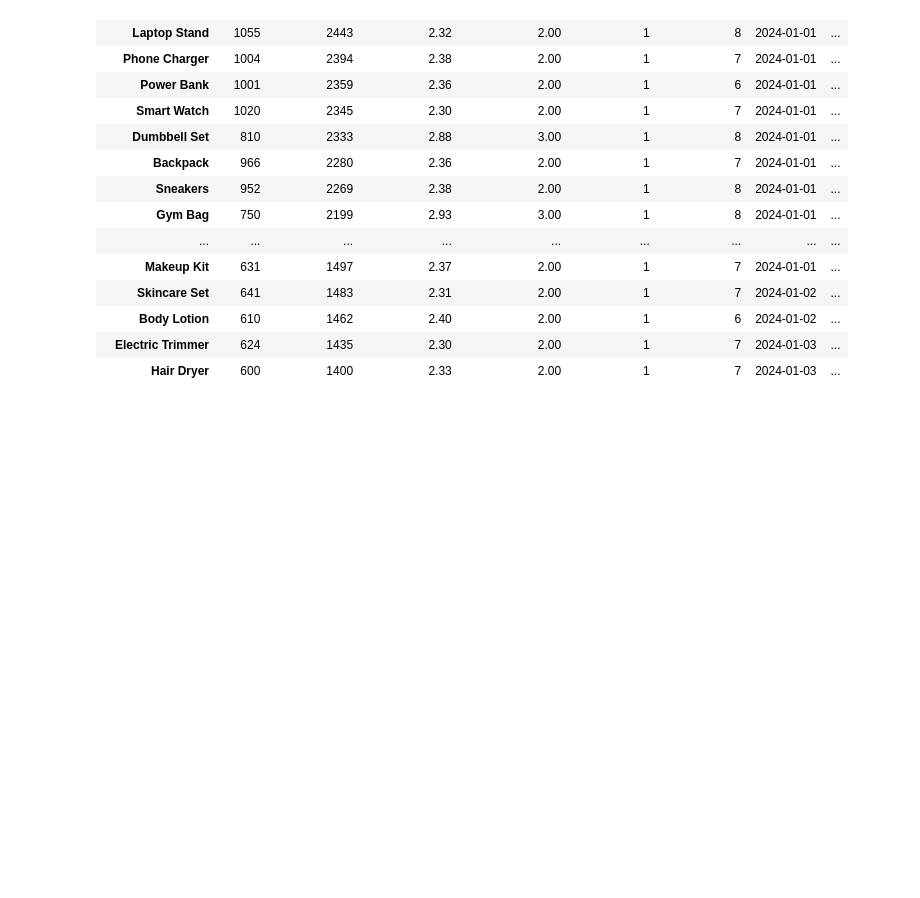
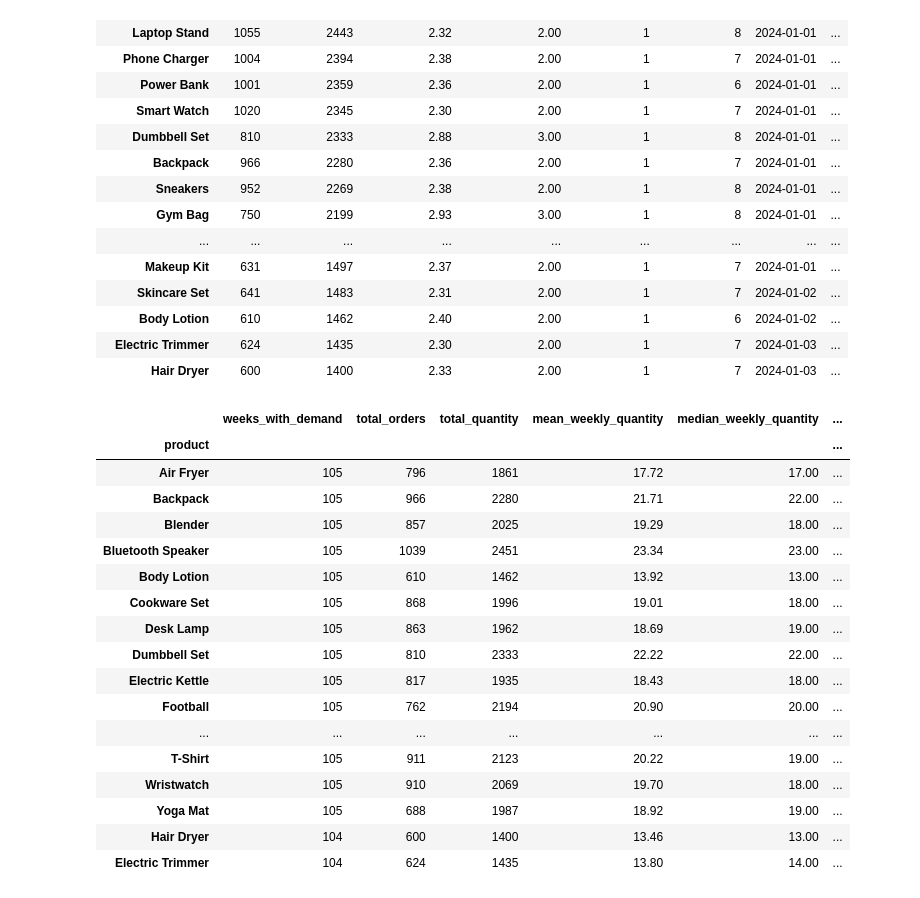
Before and after one commit to Thomasayanfeoluwa/E-Commerce-Risk-And-Demand-Intelligent-System, a Jupyter notebook: notebook/01_data_understanding.ipynb, the cells around one changed output. Saved outputs shown, nothing was run; the diff lists cells and outputs as text; code cells hidden in the pictures; blank space fills up the shorter version.

```diff
--- a/notebook/01_data_understanding.ipynb
+++ b/notebook/01_data_understanding.ipynb
@@ -479,3 +479,52 @@ Number of products: 30
 | Body Lotion | 610 | 1462 | 2.40 | 2.00 | 1 | 6 | 2024-01-02 | ... |
 | Electric Trimmer | 624 | 1435 | 2.30 | 2.00 | 1 | 7 | 2024-01-03 | ... |
 | Hair Dryer | 600 | 1400 | 2.33 | 2.00 | 1 | 7 | 2024-01-03 | ... |
+# %%
+# 4. PRODUCT × WEEK OBSERVATIONS
+
+model_b["week"] = model_b["order_date"].dt.to_period("W").dt.start_time
+
+weekly_product = (
+    model_b
+    .groupby(["week", "product"], as_index=False)
+    .agg(
+        orders=("order_timestamp", "size"),
+        quantity=("quantity", "sum")
+    )
+)
+
+product_week_summary = (
+    weekly_product
+    .groupby("product")
+    .agg(
+        weeks_with_demand=("week", "nunique"),
+        total_orders=("orders", "sum"),
+        total_quantity=("quantity", "sum"),
+        mean_weekly_quantity=("quantity", "mean"),
+        median_weekly_quantity=("quantity", "median"),
+        first_week=("week", "min"),
+        last_week=("week", "max")
+    )
+    .sort_values("weeks_with_demand", ascending=False)
+)
+
+display(product_week_summary)
+# %% [output]
+|  | weeks_with_demand | total_orders | total_quantity | mean_weekly_quantity | median_weekly_quantity | ... |
+| product |  |  |  |  |  | ... |
+| Air Fryer | 105 | 796 | 1861 | 17.72 | 17.00 | ... |
+| Backpack | 105 | 966 | 2280 | 21.71 | 22.00 | ... |
+| Blender | 105 | 857 | 2025 | 19.29 | 18.00 | ... |
+| Bluetooth Speaker | 105 | 1039 | 2451 | 23.34 | 23.00 | ... |
+| Body Lotion | 105 | 610 | 1462 | 13.92 | 13.00 | ... |
+| Cookware Set | 105 | 868 | 1996 | 19.01 | 18.00 | ... |
+| Desk Lamp | 105 | 863 | 1962 | 18.69 | 19.00 | ... |
+| Dumbbell Set | 105 | 810 | 2333 | 22.22 | 22.00 | ... |
+| Electric Kettle | 105 | 817 | 1935 | 18.43 | 18.00 | ... |
+| Football | 105 | 762 | 2194 | 20.90 | 20.00 | ... |
+| ... | ... | ... | ... | ... | ... | ... |
+| T-Shirt | 105 | 911 | 2123 | 20.22 | 19.00 | ... |
+| Wristwatch | 105 | 910 | 2069 | 19.70 | 18.00 | ... |
+| Yoga Mat | 105 | 688 | 1987 | 18.92 | 19.00 | ... |
+| Hair Dryer | 104 | 600 | 1400 | 13.46 | 13.00 | ... |
+| Electric Trimmer | 104 | 624 | 1435 | 13.80 | 14.00 | ... |
```
Also changed, not shown: parts of 5 cells of this notebook.
